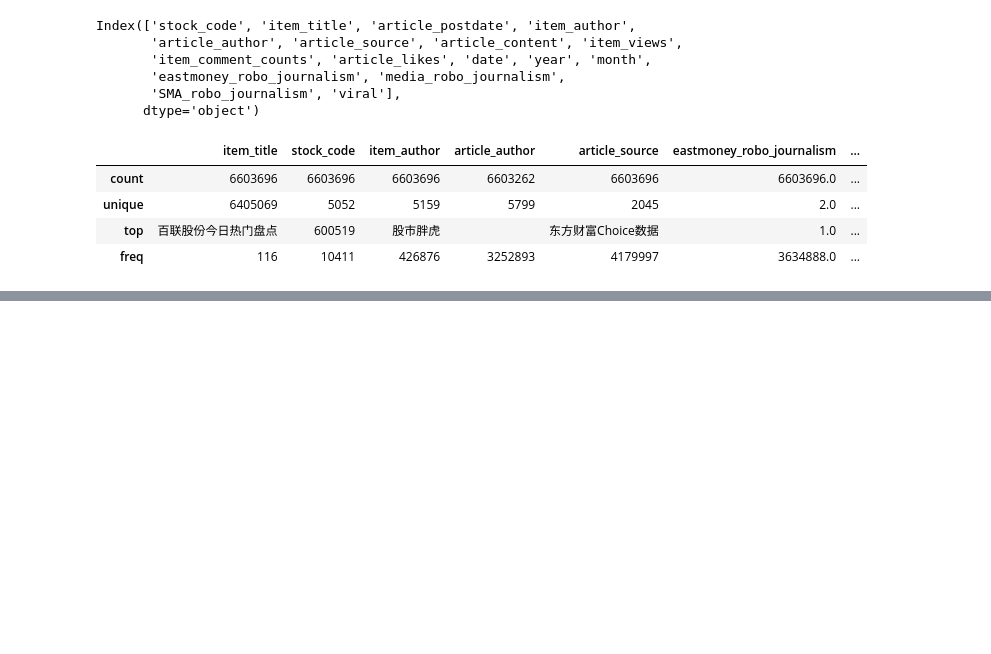
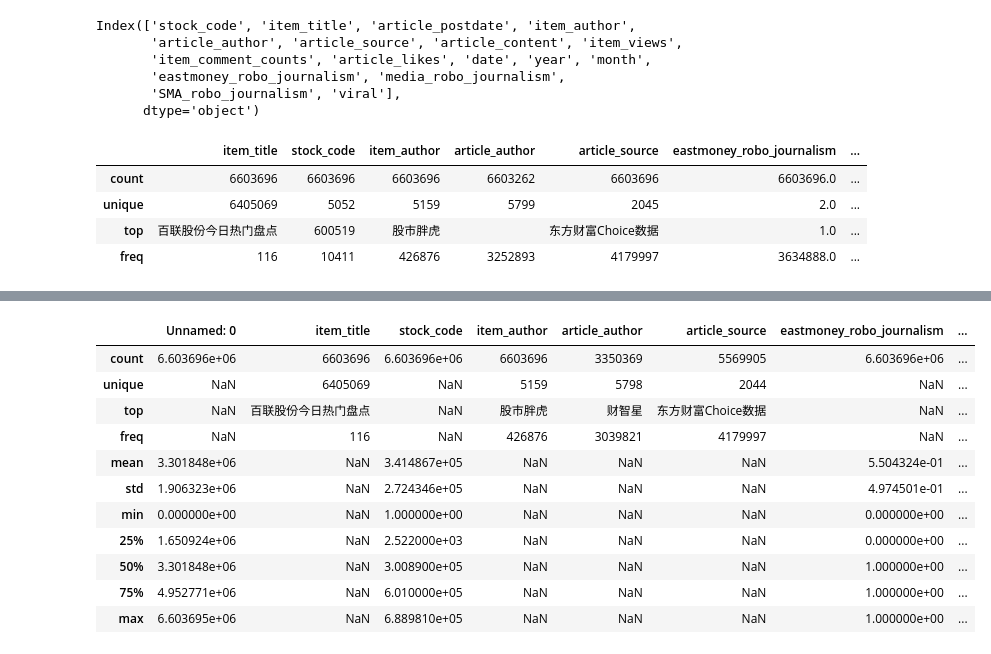
Before and after one commit to tt2615/Vitality-Project, a Jupyter notebook: data explore.ipynb, the cells around one changed output, grey strips where cells are left out. Saved outputs shown, nothing was run; the diff lists cells and outputs as text; code cells hidden in the pictures; blank space fills up the shorter version.

```diff
--- a/data explore.ipynb
+++ b/data explore.ipynb
@@ -31,0 +89,17 @@ data.to_csv('./data/p_data_wo_content.csv')
+# %%
+data3 = pd.read_csv('./data/p_data_wo_content.csv')
+# %%
+data3.describe(include='all')
+# %% [output]
+|  | Unnamed: 0 | item_title | stock_code | item_author | article_author | article_source | eastmoney_robo_journalism | ... |
+| count | 6.603696e+06 | 6603696 | 6.603696e+06 | 6603696 | 3350369 | 5569905 | 6.603696e+06 | ... |
+| unique | NaN | 6405069 | NaN | 5159 | 5798 | 2044 | NaN | ... |
+| top | NaN | 百联股份今日热门盘点 | NaN | 股市胖虎 | 财智星 | 东方财富Choice数据 | NaN | ... |
+| freq | NaN | 116 | NaN | 426876 | 3039821 | 4179997 | NaN | ... |
+| mean | 3.301848e+06 | NaN | 3.414867e+05 | NaN | NaN | NaN | 5.504324e-01 | ... |
+| std | 1.906323e+06 | NaN | 2.724346e+05 | NaN | NaN | NaN | 4.974501e-01 | ... |
+| min | 0.000000e+00 | NaN | 1.000000e+00 | NaN | NaN | NaN | 0.000000e+00 | ... |
+| 25% | 1.650924e+06 | NaN | 2.522000e+03 | NaN | NaN | NaN | 0.000000e+00 | ... |
+| 50% | 3.301848e+06 | NaN | 3.008900e+05 | NaN | NaN | NaN | 1.000000e+00 | ... |
+| 75% | 4.952771e+06 | NaN | 6.010000e+05 | NaN | NaN | NaN | 1.000000e+00 | ... |
+| max | 6.603695e+06 | NaN | 6.889810e+05 | NaN | NaN | NaN | 1.000000e+00 | ... |
```
Also changed, not shown: parts of 19 cells of this notebook, 3 other files.
